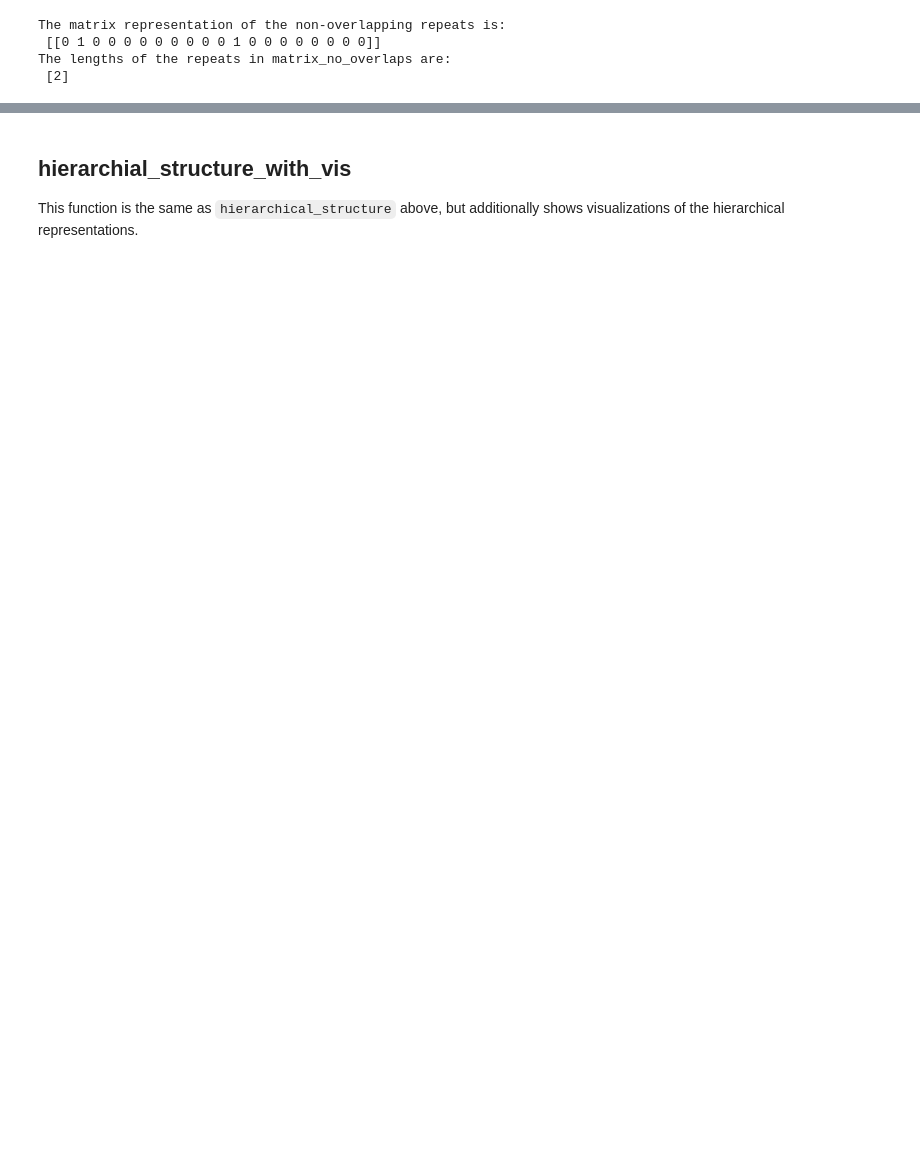
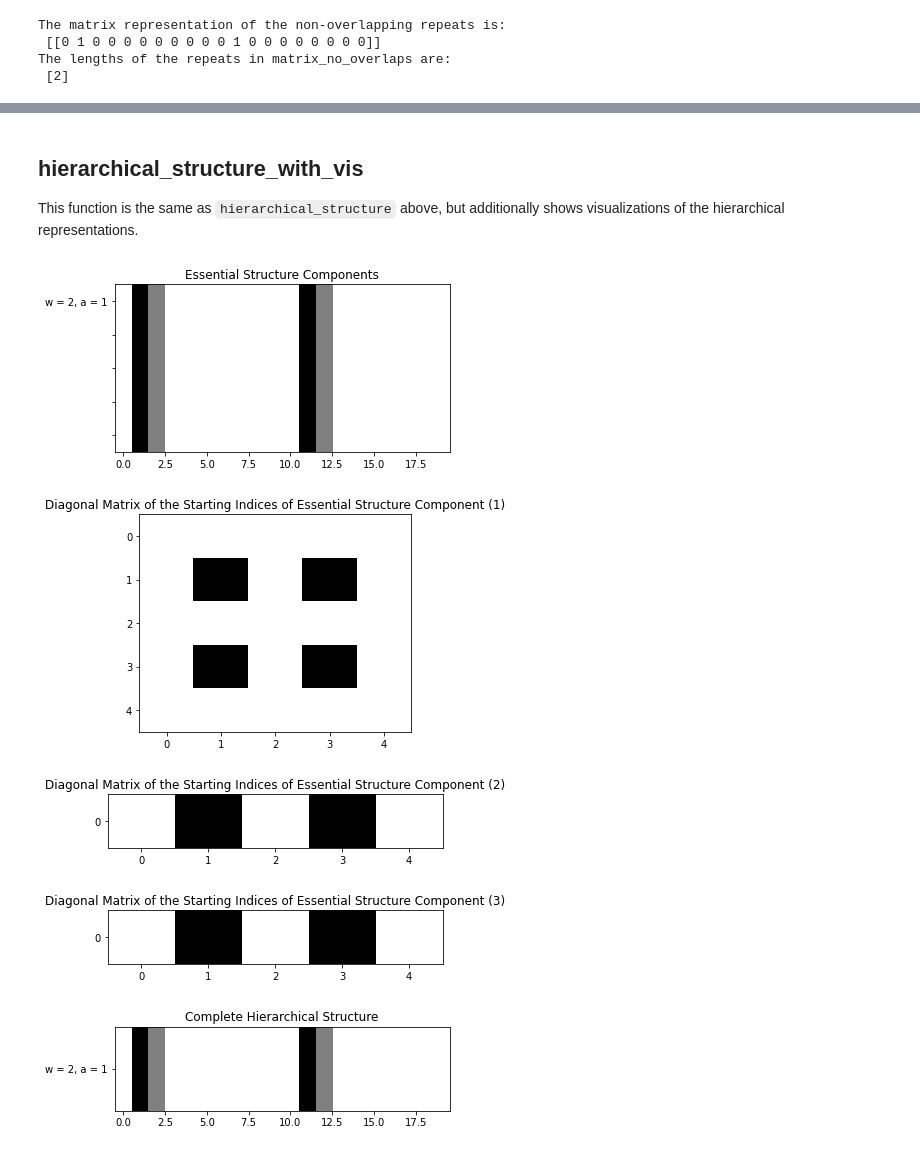
Before and after one commit to smith-tinkerlab/repytah, a Jupyter notebook: vignettes/assemble_vignette.ipynb, the cells around one changed output, grey strips where cells are left out. Saved outputs shown, nothing was run; the diff lists cells and outputs as text; code cells hidden in the pictures; blank space fills up the shorter version.

```diff
--- a/vignettes/assemble_vignette.ipynb
+++ b/vignettes/assemble_vignette.ipynb
@@ -410,10 +403,11 @@ The output for this function is:
 # %%
 matrix_no_overlaps = np.array([[0, 1, 0, 0, 0, 0, 0, 0, 0, 0, 0, 1, 0, 0, 0, 0, 0, 0, 0, 0]])
 key_no_overlaps = np.array([2])
-sn = 19
+sn = 20
 
 print("The matrix representation of the non-overlapping repeats is: \n", matrix_no_overlaps)
 print("The lengths of the repeats in matrix_no_overlaps are: \n", key_no_overlaps)
+print("The song length is: \n", sn)
 # %% [output]
 The matrix representation of the non-overlapping repeats is:
  [[0 1 0 0 0 0 0 0 0 0 0 1 0 0 0 0 0 0 0 0]]
@@ -437,9 +437,13 @@ NameError: name 'hierarchial_structure' is not defined
 # %% [markdown]
-##  hierarchial\_structure\_with\_vis
+##  hierarchical\_structure\_with\_vis
 
 This function is the same as `hierarchical_structure` above, but additionally shows visualizations of the hierarchical representations.
 # %%
-# inputs taken from above
-
-# output
-output = hierarchial_structure_with_vis(matrix_no_overlaps, key_no_overlaps, sn)
+# inputs are taken from above
+output = hierarchical_structure_with_vis(matrix_no_overlaps, key_no_overlaps, sn)
+# %% [output]
+[figure, added]
+[figure, added]
+[figure, added]
+[figure, added]
+[figure, added]
```
Also changed, not shown: parts of 8 cells of this notebook, 1 other file.
